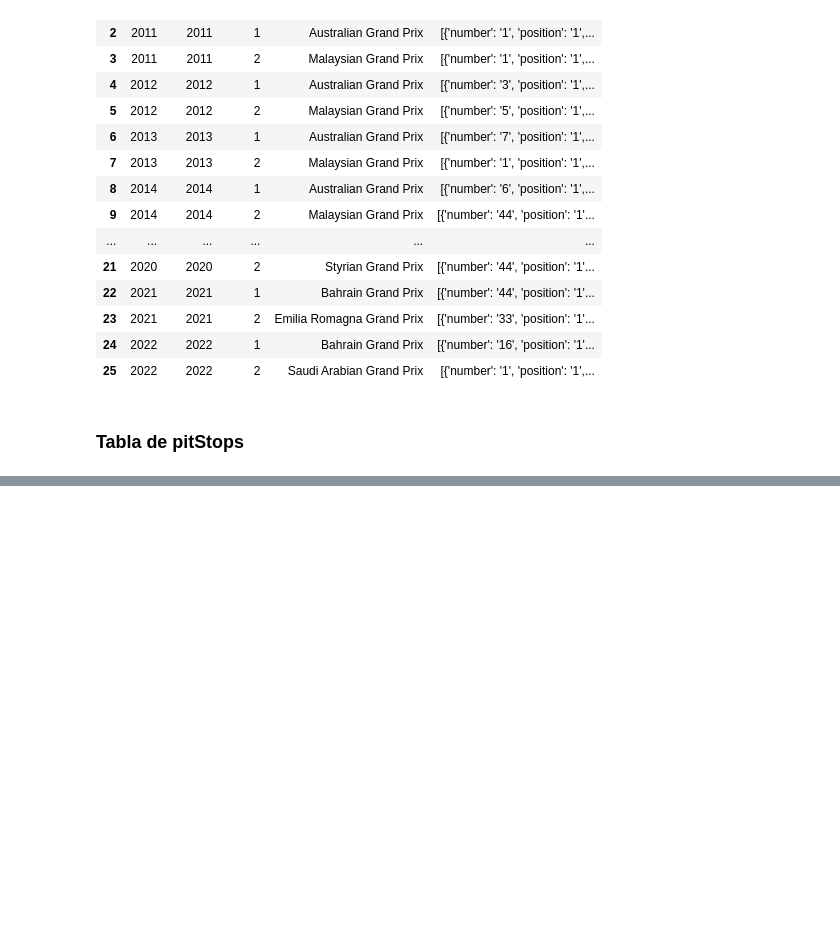
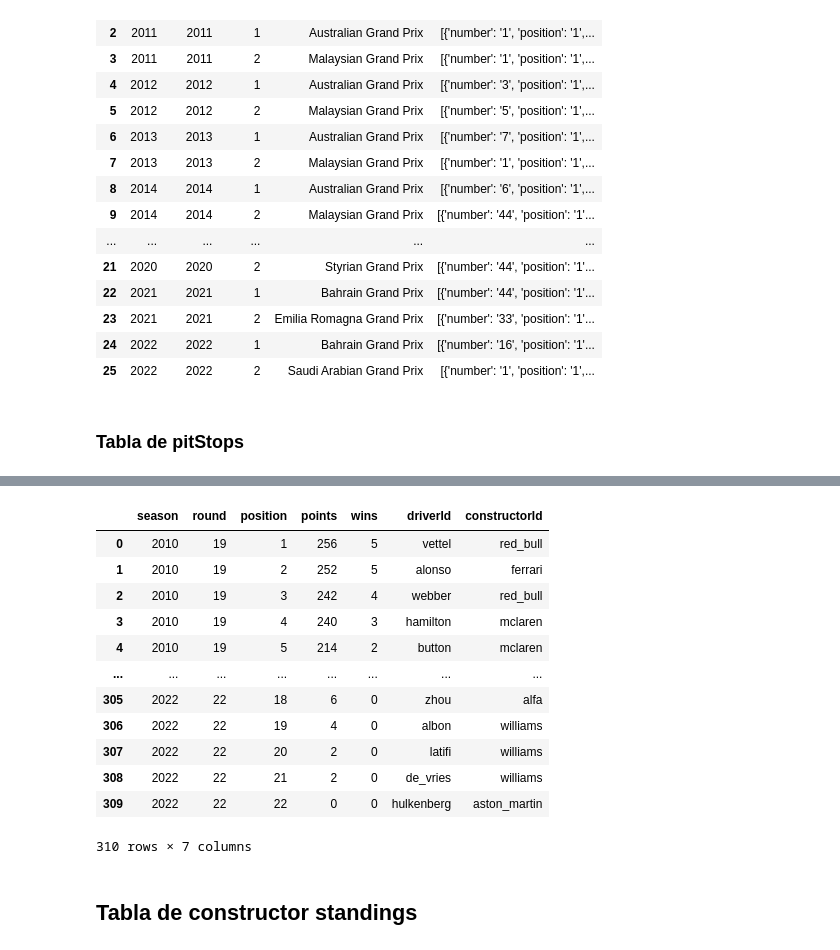
Before and after one commit to Hessael14/Formula-1-data, a Jupyter notebook: f1-analisis.ipynb, the cells around one changed output, grey strips where cells are left out. Cells and saved outputs as stored; diff of their text form; code cells hidden in the pictures; blank space fills up the shorter version.

```diff
--- a/f1-analisis.ipynb
+++ b/f1-analisis.ipynb
@@ -637,0 +730,40 @@ TypeError: 'module' object is not subscriptable
+# %%
+driverstandings={'season':[],
+                'round':[],
+                 'position':[],
+                 'points':[],
+                 'wins':[],
+                 'driverId':[],
+                 'constructorId':[]
+                }
+# %%
+for year in list(range(2010,2023)):
+    urlds='http://ergast.com/api/f1/{}/driverStandings.json'
+    responsestandings= requests.get(urlds.format(year))
+    jsonds=responsestandings.json()
+    for i in jsonds['MRData']['StandingsTable']['StandingsLists']:
+            for cs in i['DriverStandings']:
+                for c in cs['Constructors']:
+                    driverstandings['season'].append(int(i['season']))
+                    driverstandings['round'].append(int(i['round']))
+                    driverstandings['position'].append(int(cs['position']))
+                    driverstandings['points'].append(cs['points'])
+                    driverstandings['wins'].append(cs['wins'])
+                    driverstandings['driverId'].append(cs['Driver']['driverId'])
+                    driverstandings['constructorId'].append(c['constructorId'])
+# %%
+pd.DataFrame(driverstandings)
+# %% [output]
+|  | season | round | position | points | wins | driverId | constructorId |
+| 0 | 2010 | 19 | 1 | 256 | 5 | vettel | red_bull |
+| 1 | 2010 | 19 | 2 | 252 | 5 | alonso | ferrari |
+| 2 | 2010 | 19 | 3 | 242 | 4 | webber | red_bull |
+| 3 | 2010 | 19 | 4 | 240 | 3 | hamilton | mclaren |
+| 4 | 2010 | 19 | 5 | 214 | 2 | button | mclaren |
+| ... | ... | ... | ... | ... | ... | ... | ... |
+| 305 | 2022 | 22 | 18 | 6 | 0 | zhou | alfa |
+| 306 | 2022 | 22 | 19 | 4 | 0 | albon | williams |
+| 307 | 2022 | 22 | 20 | 2 | 0 | latifi | williams |
+| 308 | 2022 | 22 | 21 | 2 | 0 | de_vries | williams |
+| 309 | 2022 | 22 | 22 | 0 | 0 | hulkenberg | aston_martin |
+310 rows × 7 columns
@@ -637,0 +772,2 @@ TypeError: 'module' object is not subscriptable
+# %% [markdown]
+## Tabla de constructor standings
```
Also changed, not shown: parts of 33 cells of this notebook, 4 other files.
